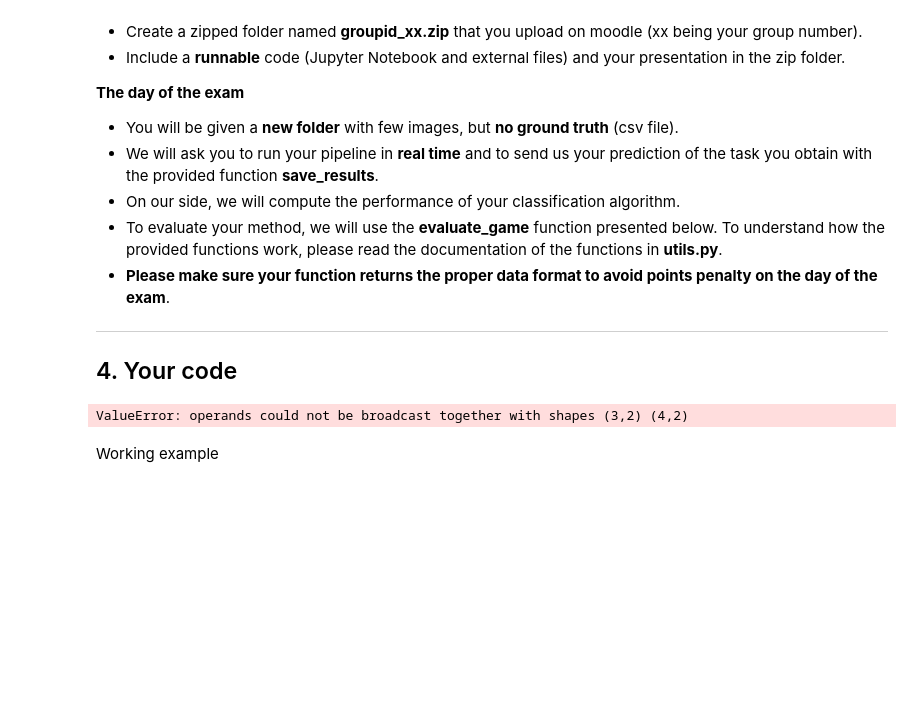
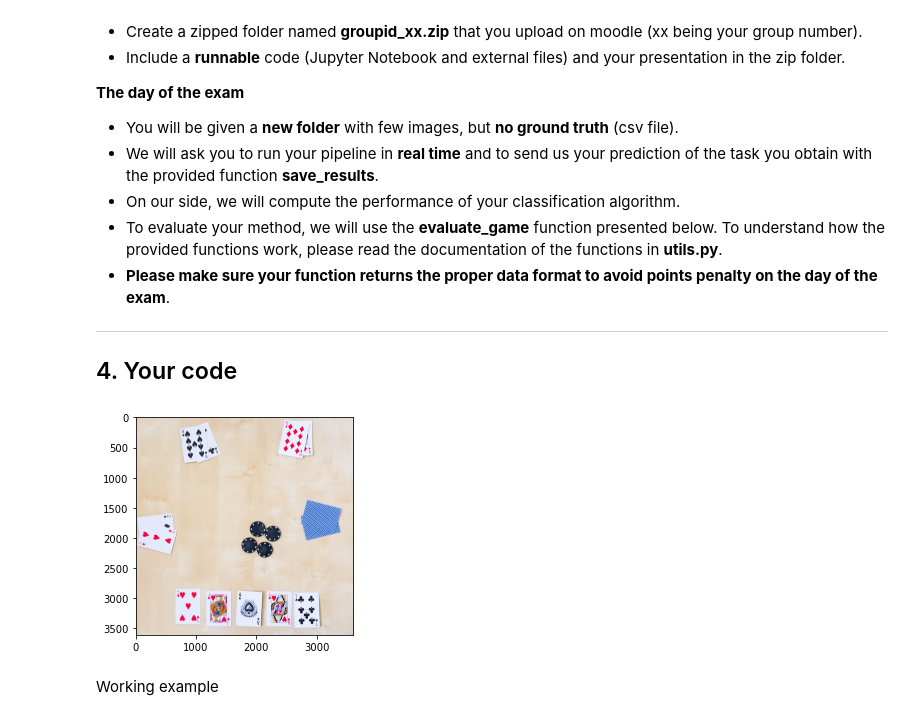
Before and after one commit to fraborg99/Iapr_final_project, a Jupyter notebook: project.ipynb, the cells around one changed output. Saved outputs shown, nothing was run; the diff lists cells and outputs as text; code cells hidden in the pictures; blank space fills up the shorter version.

```diff
--- a/project.ipynb
+++ b/project.ipynb
@@ -273,44 +273,49 @@ def deskew(file):
     # Get the transform
     m = cv2.getPerspectiveTransform(np.float32(intersect_pts), np.float32(dstPts))
     # Transform the image
-    out = cv2.warpPerspective(color, m, (int(width), int(width)))
+
+    out = cv2.warpPerspective(im, m, (int(width), int(width)))
+
     #return deskewd img
     return out
 
-#    out = cv2.warpPerspective(im, m, (int(width), int(width)))
+
+#     out = cv2.warpPerspective(color, m, (int(width), int(width)))
 # %%
 #PROBLEMS TO BE SOLVED:
 # - train_13 cannot well recognize corners ---> deskewing fucks it up
 
 
 # - train_19:
 #----> 6     corn = np.array(corners(hull, im)) - np.tile(np.array([0,100]), (4, 1))
 
 #      27         if len(np.array(corners)[left]) != 2:
 #      28             rem = np.argmax([x[0] for x in np.array(corners)[left]])
 # ---> 29             corners.remove(corners[rem])
 
 # ValueError: The truth value of an array with more than one element is ambiguous. Use a.any() or a.all()
 
 
 # - train_21:
 # ----> 6     corn = np.array(corners(hull, im)) - np.tile(np.array([0,100]), (4, 1))
 
 # ValueError: operands could not be broadcast together with shapes (3,2) (4,2)
 #--> IT MEANS IT'S REMOVING TOO MANY CORNERS AND IT'S LEFT WITH JUST 3 INSTEAD OF 4
 
 path_data = "data/train"
 path_save = "data/output"
 img_name = "train_"
 
-for i in [21]:
+for i in [20]:
     file = os.path.join(path_data, img_name+str(i).zfill(2)+".jpg")
     file_save = os.path.join(path_save, img_name+str(i).zfill(2)+"_DESKEWED.jpg")
 
     out = deskew(file)
-    cv2.imwrite(file_save, out)
+
+
+    plt.imshow(out)
 # %% [output]
-ValueError: operands could not be broadcast together with shapes (3,2) (4,2)
+[figure, added]
 # %%
 def process_image(image) -> dict:
     """
```
Also changed, not shown: 1 other file.
